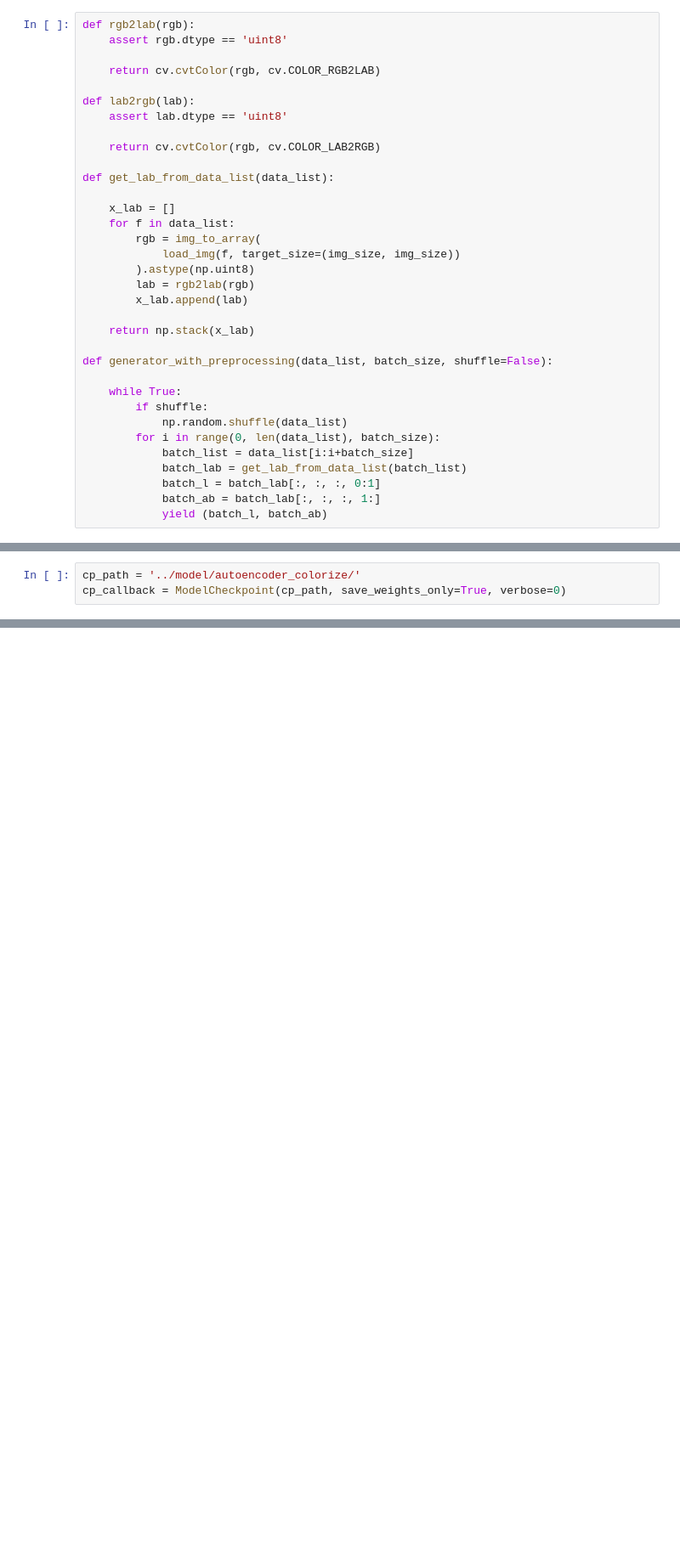
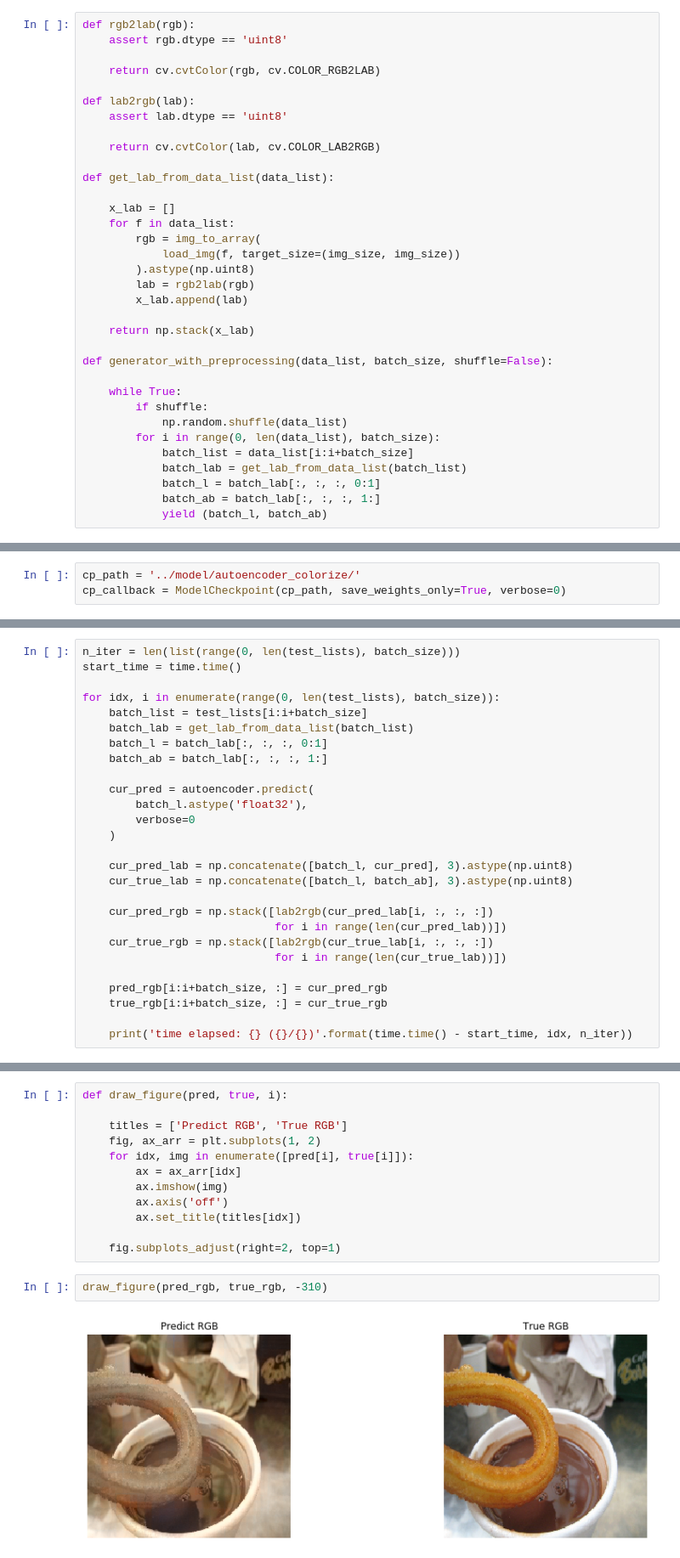
Before and after one commit to youjin2/ds029, a Jupyter notebook: notebooks/05_auto_colorization.ipynb, the cells around one changed output, grey strips where cells are left out. Shown: that part at 85% size. Saved outputs shown, nothing was run; the diff lists cells and outputs as text; blank space fills up the shorter version.

Commit message:
auto-colorizing test results

```diff
--- a/notebooks/05_auto_colorization.ipynb
+++ b/notebooks/05_auto_colorization.ipynb
@@ -49,7 +49,7 @@ def rgb2lab(rgb):
 def lab2rgb(lab):
     assert lab.dtype == 'uint8'
 
-    return cv.cvtColor(rgb, cv.COLOR_LAB2RGB)
+    return cv.cvtColor(lab, cv.COLOR_LAB2RGB)
 
 def get_lab_from_data_list(data_list):
 
@@ -216,0 +230,27 @@ autoencoder.load_weights(cp_path)
+# %%
+n_iter = len(list(range(0, len(test_lists), batch_size)))
+start_time = time.time()
+
+for idx, i in enumerate(range(0, len(test_lists), batch_size)):
+    batch_list = test_lists[i:i+batch_size]
+    batch_lab = get_lab_from_data_list(batch_list)
+    batch_l = batch_lab[:, :, :, 0:1]
+    batch_ab = batch_lab[:, :, :, 1:]
+
+    cur_pred = autoencoder.predict(
+        batch_l.astype('float32'),
+        verbose=0
+    )
+
+    cur_pred_lab = np.concatenate([batch_l, cur_pred], 3).astype(np.uint8)
+    cur_true_lab = np.concatenate([batch_l, batch_ab], 3).astype(np.uint8)
+
+    cur_pred_rgb = np.stack([lab2rgb(cur_pred_lab[i, :, :, :])
+                             for i in range(len(cur_pred_lab))])
+    cur_true_rgb = np.stack([lab2rgb(cur_true_lab[i, :, :, :])
+                             for i in range(len(cur_true_lab))])
+
+    pred_rgb[i:i+batch_size, :] = cur_pred_rgb
+    true_rgb[i:i+batch_size, :] = cur_true_rgb
+
+    print('time elapsed: {} ({}/{})'.format(time.time() - start_time, idx, n_iter))
@@ -216,0 +279,16 @@ autoencoder.load_weights(cp_path)
+# %%
+def draw_figure(pred, true, i):
+
+    titles = ['Predict RGB', 'True RGB']
+    fig, ax_arr = plt.subplots(1, 2)
+    for idx, img in enumerate([pred[i], true[i]]):
+        ax = ax_arr[idx]
+        ax.imshow(img)
+        ax.axis('off')
+        ax.set_title(titles[idx])
+
+    fig.subplots_adjust(right=2, top=1)
+# %%
+draw_figure(pred_rgb, true_rgb, -310)
+# %% [output]
+[figure, added]
```
Also changed, not shown: parts of 11 cells of this notebook, 1 other file.
